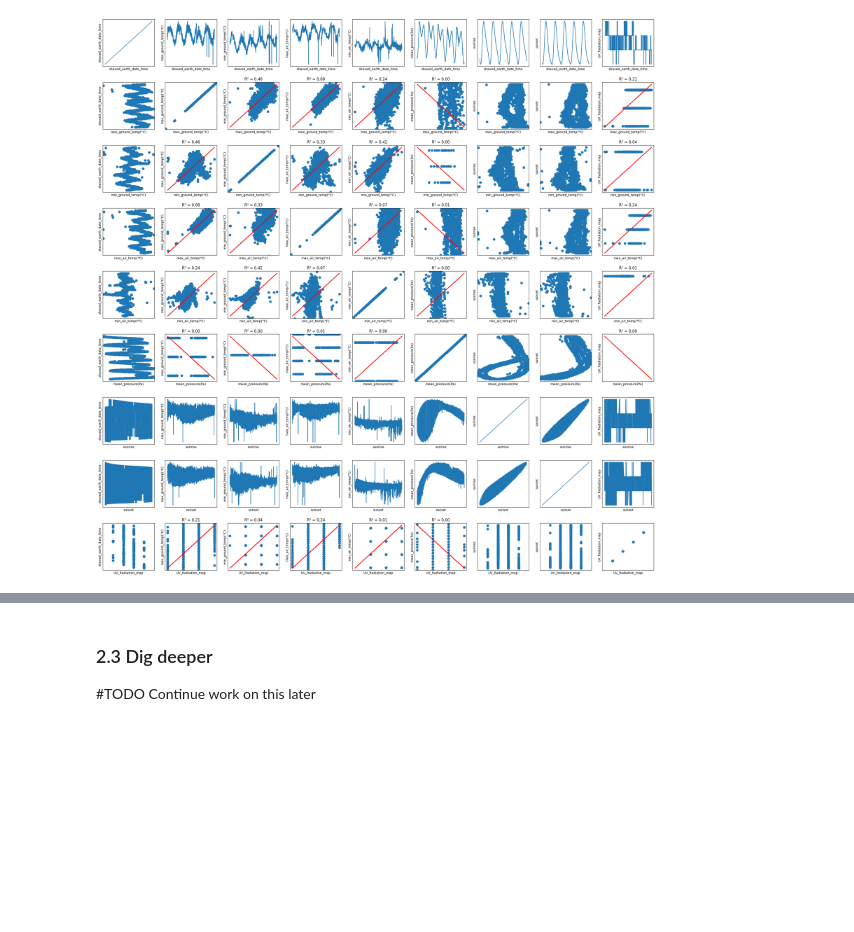
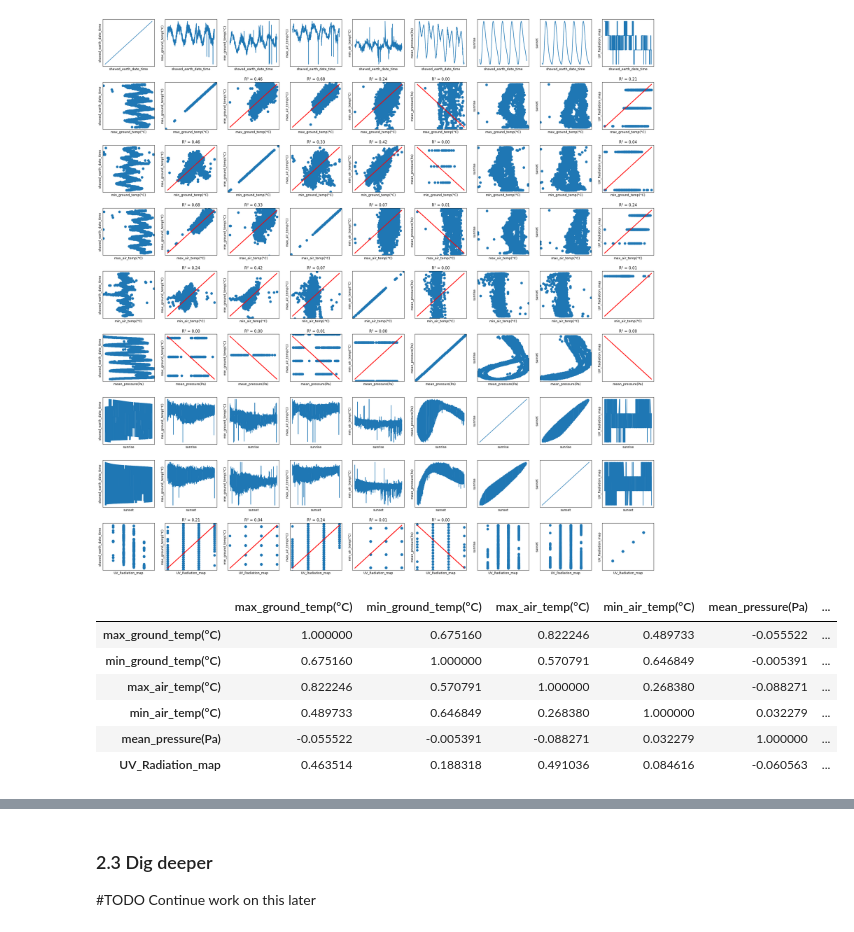
Before and after one commit to bcvilnrotter/kaggle-repos, a Jupyter notebook: mars-rover-machine-learning-1072024.ipynb, the cells around one changed output, grey strips where cells are left out. Cells and saved outputs as stored; diff of their text form; code cells hidden in the pictures; blank space fills up the shorter version.

```diff
--- a/mars-rover-machine-learning-1072024.ipynb
+++ b/mars-rover-machine-learning-1072024.ipynb
@@ -228,3 +228,15 @@ for i,column_x in enumerate(relevant_df.columns):
 plt.tight_layout(pad=2.0)
 # %% [output]
 [figure]
+# %%
+# Although the above is very flashy, and possibly a bit off,
+# I realized I could make a correlation matrix in a much easier way
+relevant_df.corr(numeric_only=True)
+# %% [output]
+|  | max_ground_temp(°C) | min_ground_temp(°C) | max_air_temp(°C) | min_air_temp(°C) | mean_pressure(Pa) | ... |
+| max_ground_temp(°C) | 1.000000 | 0.675160 | 0.822246 | 0.489733 | -0.055522 | ... |
+| min_ground_temp(°C) | 0.675160 | 1.000000 | 0.570791 | 0.646849 | -0.005391 | ... |
+| max_air_temp(°C) | 0.822246 | 0.570791 | 1.000000 | 0.268380 | -0.088271 | ... |
+| min_air_temp(°C) | 0.489733 | 0.646849 | 0.268380 | 1.000000 | 0.032279 | ... |
+| mean_pressure(Pa) | -0.055522 | -0.005391 | -0.088271 | 0.032279 | 1.000000 | ... |
+| UV_Radiation_map | 0.463514 | 0.188318 | 0.491036 | 0.084616 | -0.060563 | ... |
```
Also changed, not shown: parts of 4 cells of this notebook.
